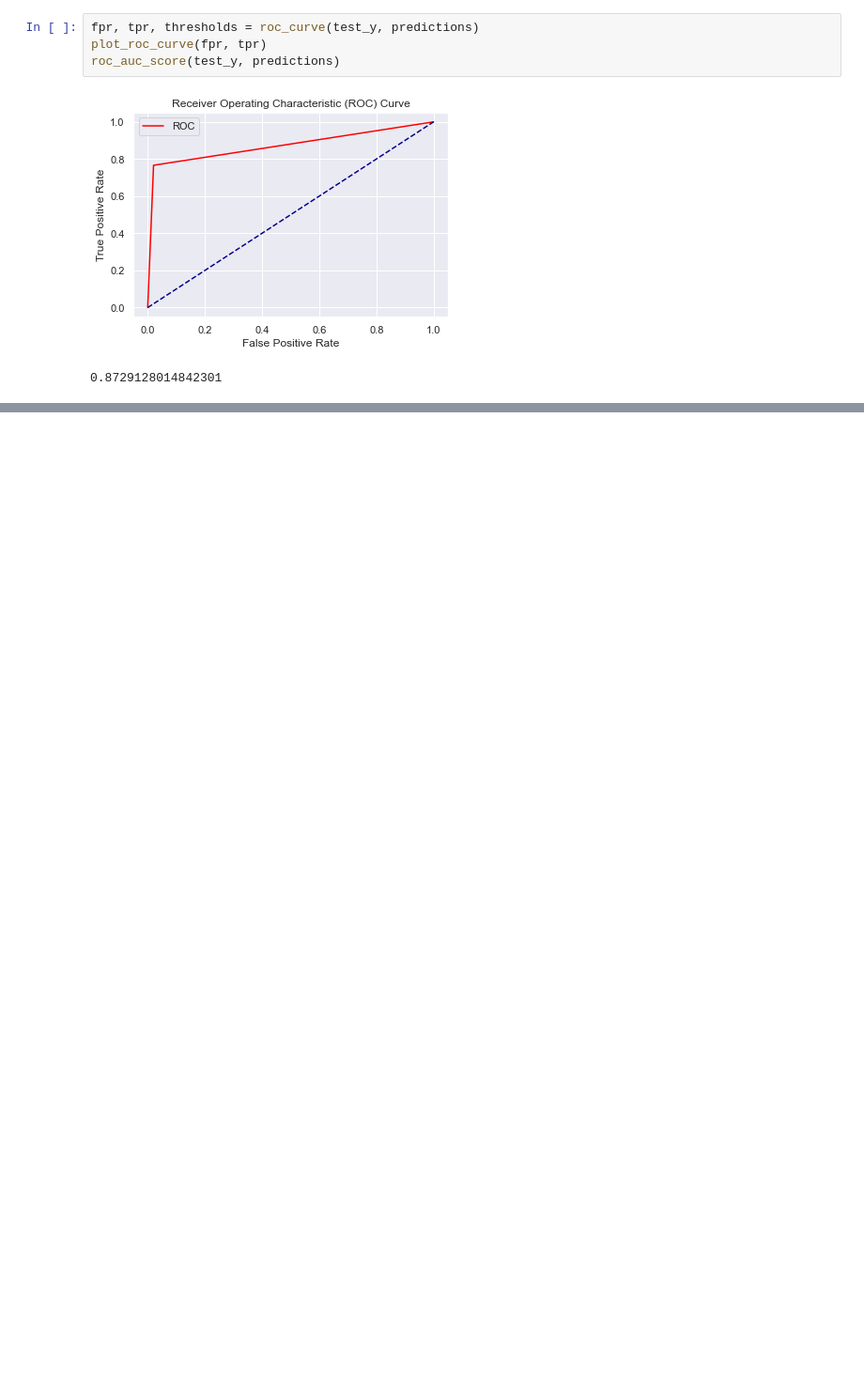
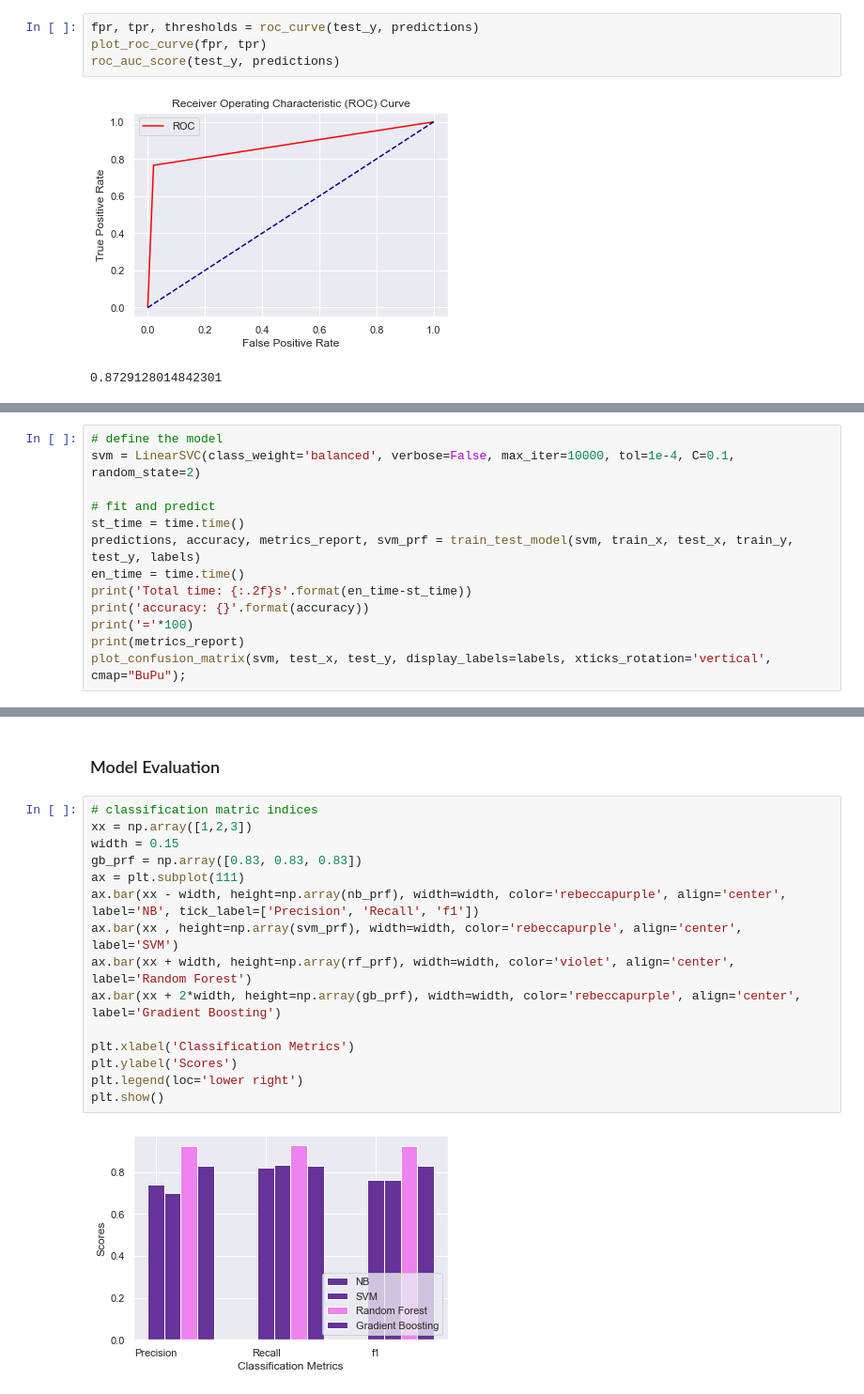
Before and after one commit to joann-balraj/Asteroids-Predicting_Hazardous_or_Not, a Jupyter notebook: Workbook.ipynb, the cells around one changed output, grey strips where cells are left out. Shown at 94% size. Drawn from its saved outputs; the diff is of its cells as text; blank space fills up the shorter version.

Commit message:
best model & begin feature engineering

```diff
--- a/Workbook.ipynb
+++ b/Workbook.ipynb
@@ -647,0 +656,13 @@ weighted avg       0.74      0.82      0.76       938
+# %%
+# define the model
+svm = LinearSVC(class_weight='balanced', verbose=False, max_iter=10000, tol=1e-4, C=0.1, random_state=2)
+
+# fit and predict
+st_time = time.time()
+predictions, accuracy, metrics_report, svm_prf = train_test_model(svm, train_x, test_x, train_y, test_y, labels)
+en_time = time.time()
+print('Total time: {:.2f}s'.format(en_time-st_time))
+print('accuracy: {}'.format(accuracy))
+print('='*100)
+print(metrics_report)
+plot_confusion_matrix(svm, test_x, test_y, display_labels=labels, xticks_rotation='vertical', cmap="BuPu");
@@ -647,0 +689,19 @@ weighted avg       0.74      0.82      0.76       938
+# %% [markdown]
+### Model Evaluation
+# %%
+# classification matric indices
+xx = np.array([1,2,3])
+width = 0.15
+gb_prf = np.array([0.83, 0.83, 0.83])
+ax = plt.subplot(111)
+ax.bar(xx - width, height=np.array(nb_prf), width=width, color='rebeccapurple', align='center', label='NB', tick_label=['Precision', 'Recall', 'f1'])
+ax.bar(xx , height=np.array(svm_prf), width=width, color='rebeccapurple', align='center', label='SVM')
+ax.bar(xx + width, height=np.array(rf_prf), width=width, color='violet', align='center', label='Random Forest')
+ax.bar(xx + 2*width, height=np.array(gb_prf), width=width, color='rebeccapurple', align='center', label='Gradient Boosting')
+
+plt.xlabel('Classification Metrics')
+plt.ylabel('Scores')
+plt.legend(loc='lower right')
+plt.show()
+# %% [output]
+[figure, added]
```
Also changed, not shown: parts of 11 cells of this notebook.
